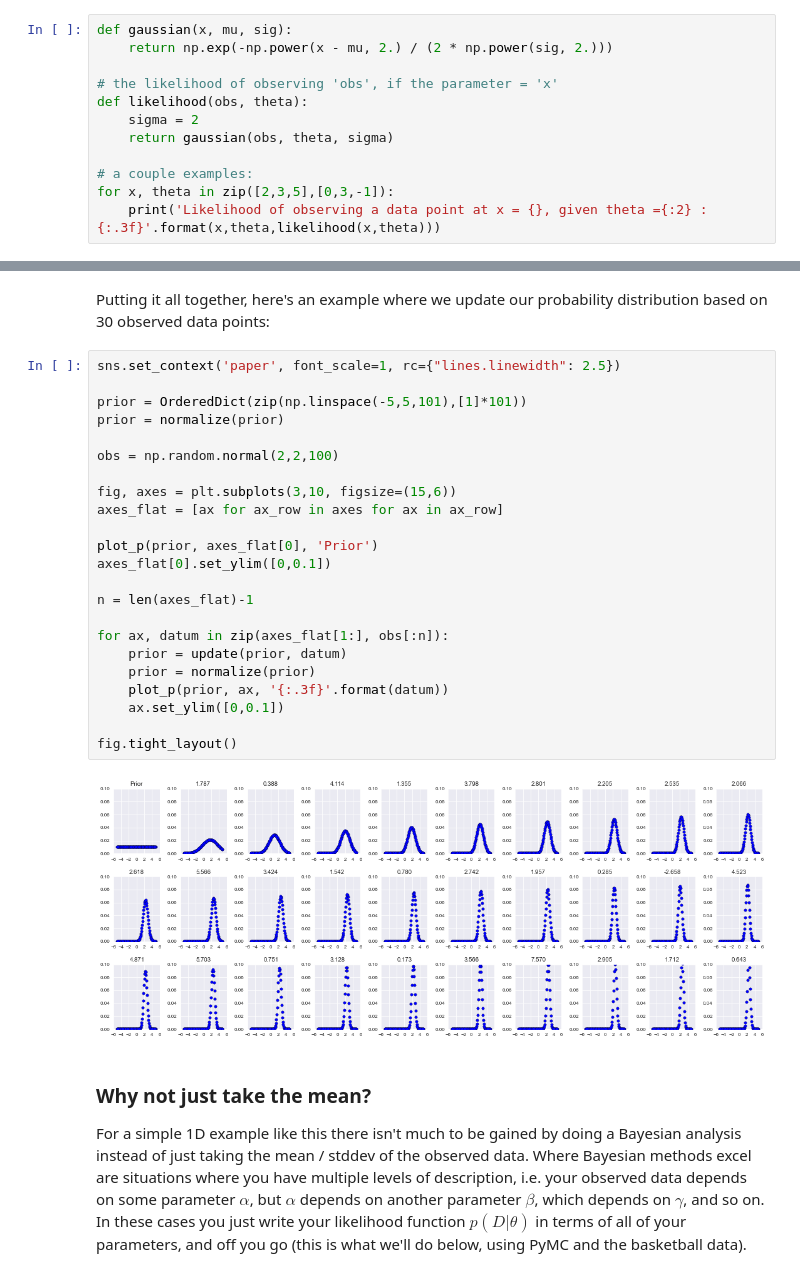
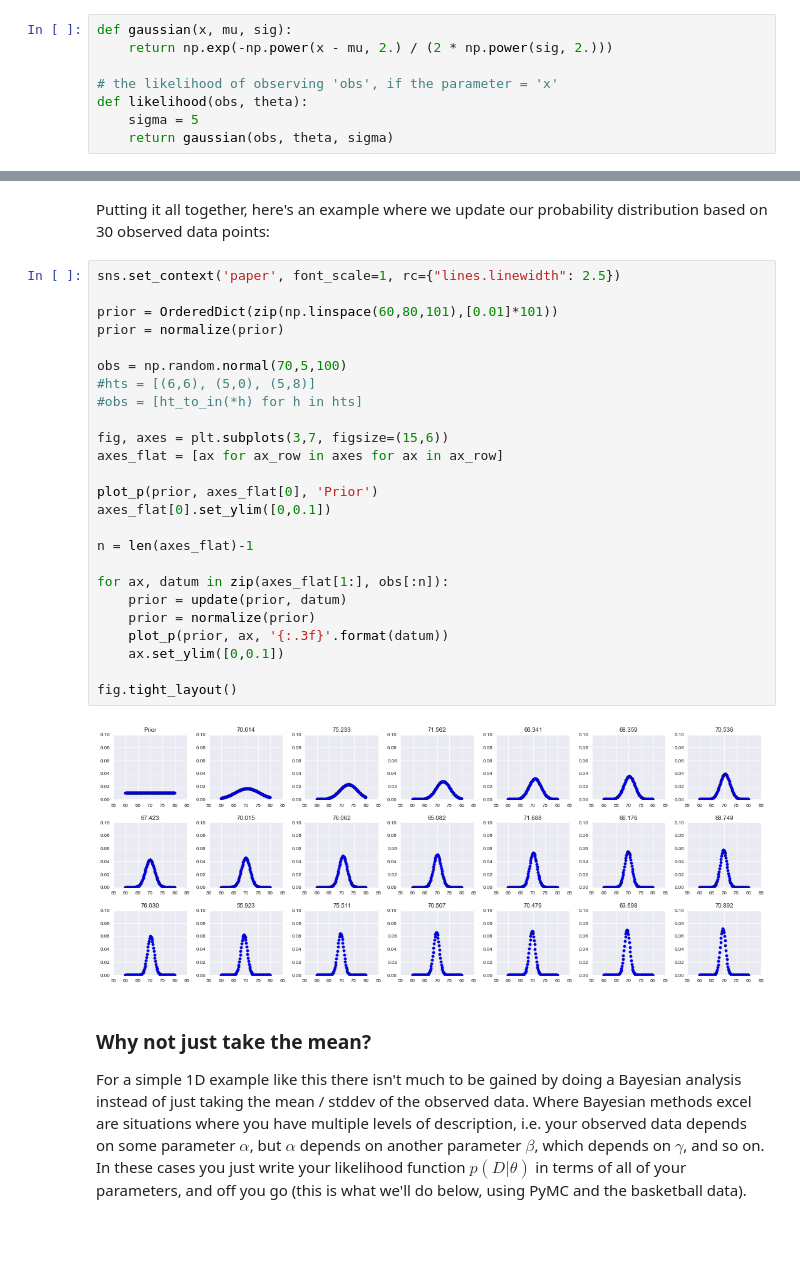
Before and after one commit to hinnefe2/ASTR596, a Jupyter notebook: ASTR 596 - MCMCs and PyMC3.ipynb, the cells around one changed output, grey strips where cells are left out. Drawn from its saved outputs; the diff is of its cells as text; blank space fills up the shorter version.

Commit message:
switched to in-class height example

```diff
--- a/ASTR 596 - MCMCs and PyMC3.ipynb
+++ b/ASTR 596 - MCMCs and PyMC3.ipynb
@@ -392,9 +395,5 @@ def gaussian(x, mu, sig):
 
 # the likelihood of observing 'obs', if the parameter = 'x'
 def likelihood(obs, theta):
-    sigma = 2
+    sigma = 5
     return gaussian(obs, theta, sigma)
-
-# a couple examples:
-for x, theta in zip([2,3,5],[0,3,-1]):
-    print('Likelihood of observing a data point at x = {}, given theta ={:2} : {:.3f}'.format(x,theta,likelihood(x,theta)))
@@ -444,28 +439,30 @@ Putting it all together, here's an example where we update our probability distr
 # %%
 sns.set_context('paper', font_scale=1, rc={"lines.linewidth": 2.5})
 
-prior = OrderedDict(zip(np.linspace(-5,5,101),[1]*101))
+prior = OrderedDict(zip(np.linspace(60,80,101),[0.01]*101))
 prior = normalize(prior)
 
-obs = np.random.normal(2,2,100)
+obs = np.random.normal(70,5,100)
+#hts = [(6,6), (5,0), (5,8)]
+#obs = [ht_to_in(*h) for h in hts]
 
-fig, axes = plt.subplots(3,10, figsize=(15,6))
+fig, axes = plt.subplots(3,7, figsize=(15,6))
 axes_flat = [ax for ax_row in axes for ax in ax_row]
 
 plot_p(prior, axes_flat[0], 'Prior')
 axes_flat[0].set_ylim([0,0.1])
 
 n = len(axes_flat)-1
 
 for ax, datum in zip(axes_flat[1:], obs[:n]):
     prior = update(prior, datum)
     prior = normalize(prior)
     plot_p(prior, ax, '{:.3f}'.format(datum))
     ax.set_ylim([0,0.1])
 
 fig.tight_layout()
 # %% [output]
-[figure, old version]
+[figure, new version]
 # %% [markdown]
 ### Why not just take the mean?
 
```
Also changed, not shown: parts of 6 cells of this notebook.
